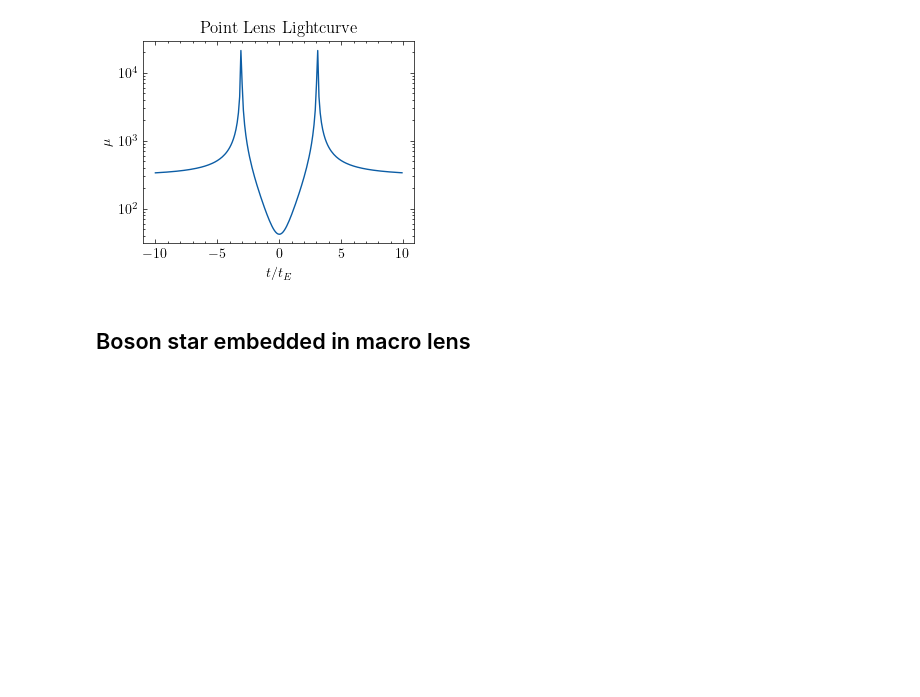
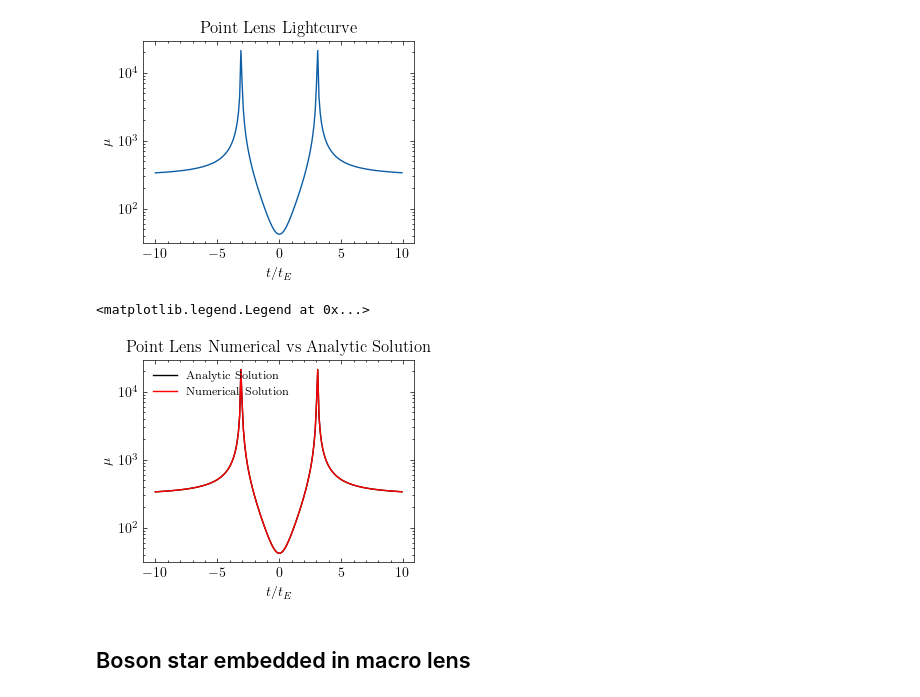
Before and after one commit to bencrossey/microcaustics_EDOs, a Jupyter notebook: lightcurve_comparison.ipynb, the cells around one changed output. Drawn from its saved outputs; the diff is of its cells as text; code cells hidden in the pictures; blank space fills up the shorter version.

```diff
--- a/lightcurve_comparison.ipynb
+++ b/lightcurve_comparison.ipynb
@@ -37,21 +39,21 @@ plt.show
 ## PL microlens embedded in a macrolens
 ### Analytic solution
 # %%
-mu_r = 3
-mu_t = 100
+mu_r = 3 # macro model radial magnification
+mu_t = 100 # Macro model tangential magnification
 
-def tau_pl_pos(t):
-    u = impact_par(t)
+def tau_pl_pos(t,u_min=u_min,t_E=t_E): #position of positive image
+    u = impact_par(t,u_min,t_E)
     return (mu_r/2)*u + np.sqrt((u**2)*(mu_r/2)**2 + mu_r)
 
-def tau_pl_neg(t):
-    u = impact_par(t)
+def tau_pl_neg(t,u_min=u_min,t_E=t_E):  #position of negative image
+    u = impact_par(t,u_min,t_E)
     return (mu_r/2)*u - np.sqrt((u**2)*(mu_r/2)**2 + mu_r)
 
-def pl_embedded_magnification_inv(tau):
+def pl_embedded_magnification_inv(tau): # Inverse magnification in a macro model from an image at tau
     return (1/mu_r)*(1/mu_t) - ((1/mu_r)-(1/mu_t))*(1/tau**2) - (1/tau**4)
 
-def pl_total_mag(t):
-    return (1/np.abs(pl_embedded_magnification_inv(tau_pl_pos(t)))
-            + 1/np.abs(pl_embedded_magnification_inv(tau_pl_neg(t))))
+def pl_total_mag(t,u_min=u_min,t_E=t_E): # Total magnification from both images
+    return (1/np.abs(pl_embedded_magnification_inv(tau_pl_pos(t,u_min,t_E)))
+            + 1/np.abs(pl_embedded_magnification_inv(tau_pl_neg(t,u_min,t_E))))
 # %%
@@ -160,6 +163,19 @@ plt.title(r'Point Lens Lightcurve')
 # %% [output]
 Text(0.5, 1.0, 'Point Lens Lightcurve')
 [figure]
+# %%
+#Comparing lightcurve from analytic solution to that from numerical solution
+
+plt.plot(timestamps, pl_total_mag(timestamps), color = 'black', label = 'Analytic Solution')
+plt.plot(timestamps, magnifications_pl, color = 'red', label = 'Numerical Solution')
+plt.yscale('log')
+plt.xlabel(r'$t/t_E$')
+plt.ylabel(r'$\mu$')
+plt.title(r'Point Lens Numerical vs Analytic Solution')
+plt.legend(loc='upper left', fontsize='smaller')
+# %% [output]
+<matplotlib.legend.Legend at 0x...>
+[figure, added]
 # %% [markdown]
 ## Boson star embedded in macro lens
 # %%
```
Also changed, not shown: parts of 23 cells of this notebook, 3 other files.
